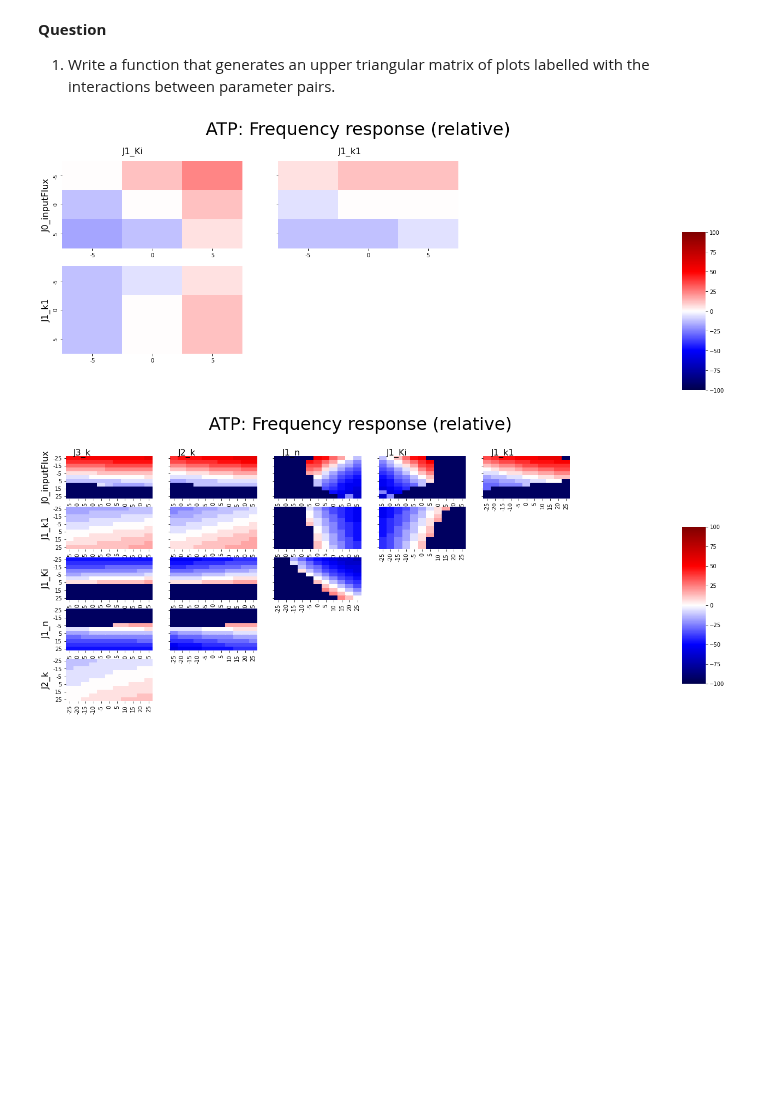
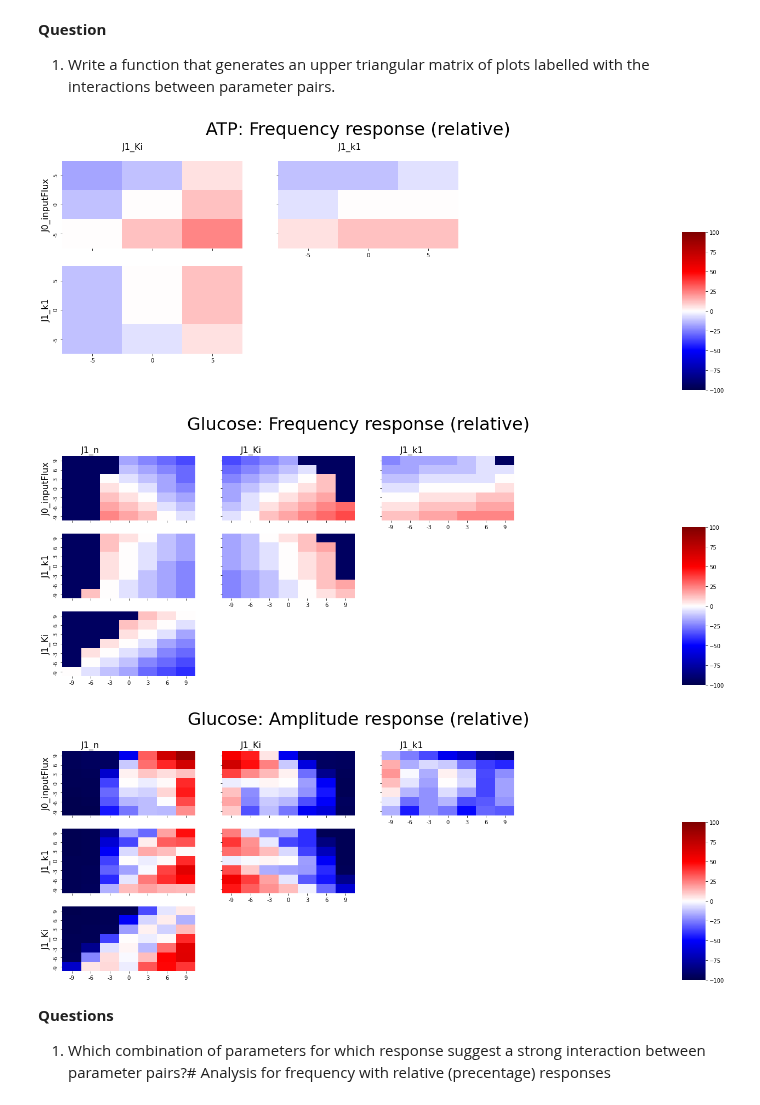
Before and after one commit to ModelEngineering/advancing-biomedical-models, a Jupyter notebook: lecture_6/6_computational_experiments_TFC.ipynb, the cells around one changed output. Cells and saved outputs as stored; diff of their text form; code cells hidden in the pictures; blank space fills up the shorter version.

```diff
--- a/lecture_6/6_computational_experiments_TFC.ipynb
+++ b/lecture_6/6_computational_experiments_TFC.ipynb
@@ -397,7 +87,7 @@ def runExperimentsTwoParameters(parameter1, parameter2, percent1s, percent2s, is
     INDEX1 = "index1"
     INDEX2 = "index2"
     # Calculate the baseline values
-    baseFrequencySer, baseAmplitudeSer = runExperiment({})
+    baseFrequencySer, baseAmplitudeSer = util_doe1.runExperiment({})
     #
     def calc(ser, isFrequency=True):
         if not isRelative:
@@ -421,7 +111,7 @@ def runExperimentsTwoParameters(parameter1, parameter2, percent1s, percent2s, is
                 index1.append(percent1)
                 index2.append(percent2)
                 parameterDct = {parameter1: percent1, parameter2: percent2}
-                frequencySer, amplitudeSer = runExperiment(parameterDct)
+                frequencySer, amplitudeSer = util_doe1.runExperiment(parameterDct)
                 if isFrequency:
                     ser = frequencySer
                 else:
@@ -584,6 +274,7 @@ def makeHeatmap(responseDF, molecule, isColorbar=True, ax=None, vmin=-100, vmax=
     cbar_ax: Axes
     """
     df = pivotResponse(responseDF, molecule)
+    df = df.sort_index(ascending=False)  # Show large values on top
     if ax is None:
         ax = sns.heatmap(df, cmap='seismic', vmin=vmin, vmax=vmax, cbar=isColorbar, cbar_ax=cbar_ax)
     else:
@@ -632,18 +323,24 @@ def runStudyTFC(molecule, parameters, percents, isRelative=True, isFrequency=Tru
             else:
                 responseDF = amplitudeDF
             ax = plt.subplot(gs[rowIdx, colIdx])
+            # Label the parameters for each column
             if rowIdx == 0:
-                ax.text(1, -0.25, parameters[parmColidx], fontsize=FONTSIZE)
+                ax.text(1, -0.4, parameters[parmColidx], fontsize=util_doe1.FONTSIZE)
+            # Only display colorbar for the last plot
             if (rowIdx == numParameter - 2):
                 _ = makeHeatmap(responseDF, molecule, ax=ax, isColorbar=True, cbar_ax=cbar_ax)
             else:
                 _ = makeHeatmap(responseDF, molecule, ax=ax, isColorbar=False)
             ax.set_xlabel("")
+            # Only display ylabel for left-most plot
             if colIdx == 0:
-                ax.set_ylabel(parameters[parmRowidx], fontsize=FONTSIZE)
+                ax.set_ylabel(parameters[parmRowidx], fontsize=util_doe1.FONTSIZE)
             else:
                 ax.set_ylabel("")
                 ax.set_yticklabels([])
+            # Only show x-tics for bottom-most plot
+            if colIdx != (numParameter - rowIdx - 2):
+                ax.set_xticklabels([])
     if isFrequency:
         responseType = "Frequency"
     else:
@@ -653,15 +350,21 @@ def runStudyTFC(molecule, parameters, percents, isRelative=True, isFrequency=Tru
     else:
         metricType = "absolute"
     suptitle = "%s: %s response (%s)" % (molecule, responseType, metricType)
-    plt.suptitle(suptitle, fontsize=2*FONTSIZE)
+    plt.suptitle(suptitle, fontsize=2*util_doe1.FONTSIZE)
 
 # Smoke test
-runStudyTFC("ATP", WOLF_PRMS[0:3], [-5, 0, 5], isRelative=True, isFrequency=True)
+runStudyTFC("ATP", wm.WOLF_PRMS[0:3], [-5, 0, 5], isRelative=True, isFrequency=True)
 # %% [output]
-[figure, old version]
+[figure, new version]
 # %%
 # Analysis for frequency with relative (precentage) responses
-percents = 5*(np.array(range(11)) - 5)
-runStudyTFC("ATP", WOLF_PRMS[0:6], percents, isRelative=True, isFrequency=True)
+percents = 3*(np.array(range(7)) - 3)
+for molecule in wm.WOLF_MOL[0:1]:
+    for isFrequency in [True, False]:
+        runStudyTFC(molecule, wm.WOLF_PRMS[0:4], percents, isRelative=True, isFrequency=isFrequency)
 # %% [output]
-[figure, old version]
+[figure, new version]
+[figure, added]
+# %% [markdown]
+**Questions**
+1. Which combination of parameters for which response suggest a strong interaction between parameter pairs?# Analysis for frequency with relative (precentage) responses
```
Also changed, not shown: parts of 23 cells of this notebook, 9 other files.
